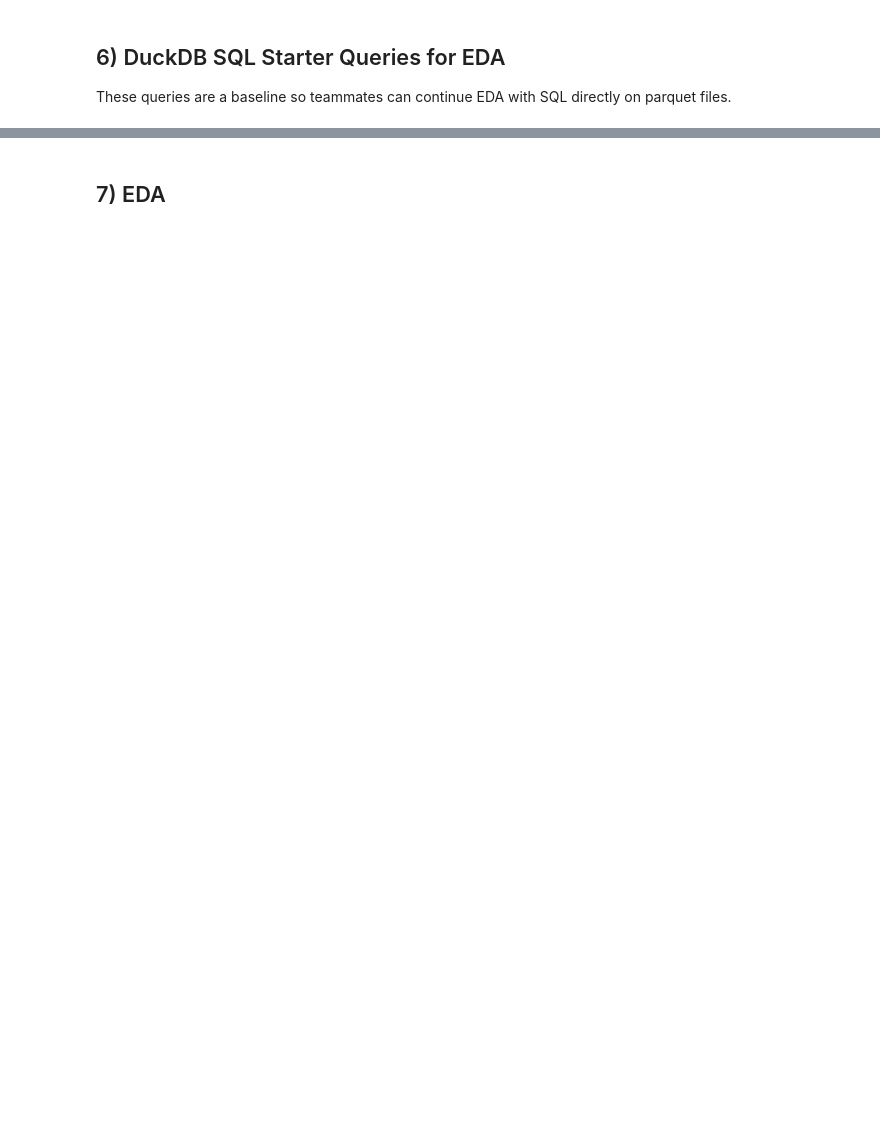
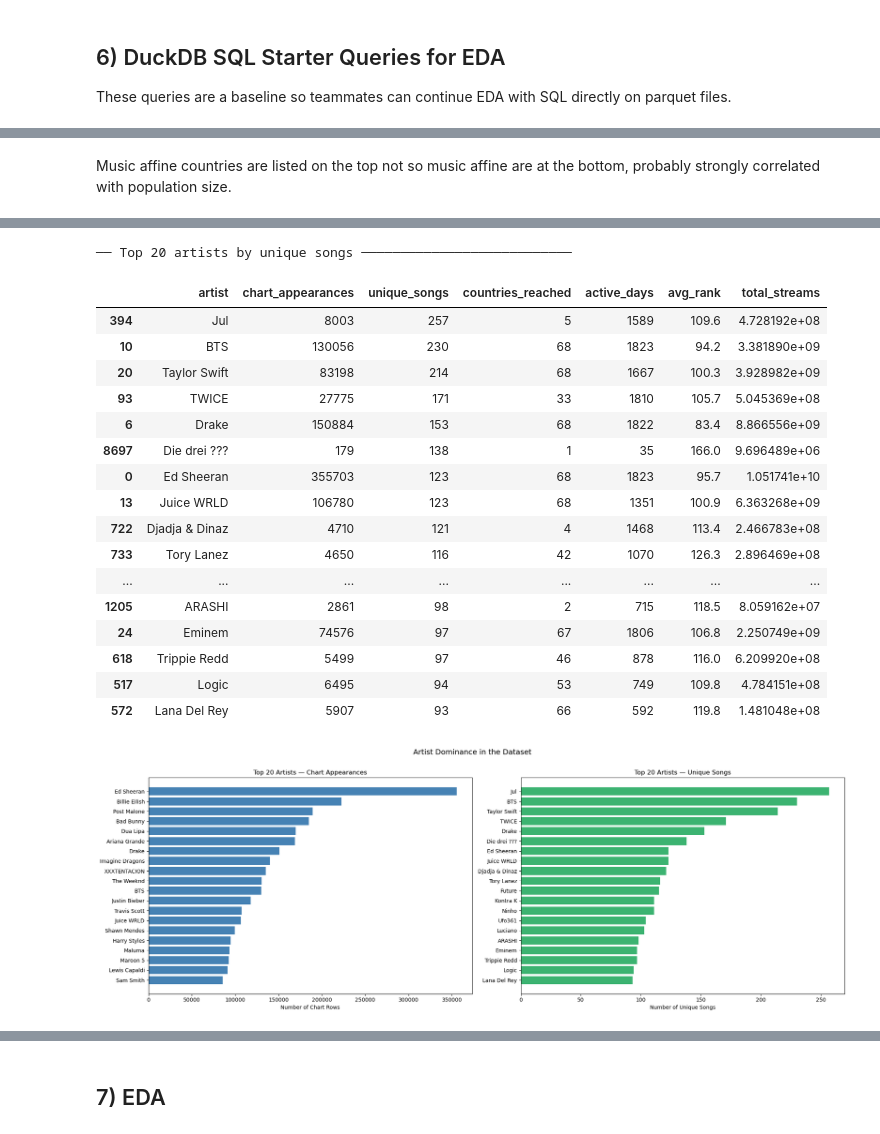
Before and after one commit to mchlkan/ML_Group_AB, a Jupyter notebook: Project_Information/Team_EDA_Baseline_FullData.ipynb, the cells around one changed output, grey strips where cells are left out. Cells and saved outputs as stored; diff of their text form; code cells hidden in the pictures; blank space fills up the shorter version.

```diff
--- a/Project_Information/Team_EDA_Baseline_FullData.ipynb
+++ b/Project_Information/Team_EDA_Baseline_FullData.ipynb
@@ -297,0 +838,55 @@ These queries are a baseline so teammates can continue EDA with SQL directly on
+# %% [markdown]
+Music affine countries are listed on the top not so music affine are at the bottom, probably strongly correlated with population size.
+# %%
+# ══════════════════════════════════════════════════════════════════════════════
+# ARTIST EDA — Extensive Exploratory Analysis
+# ══════════════════════════════════════════════════════════════════════════════
+
+# ── 1. TOP ARTISTS BY CHART APPEARANCES & UNIQUE SONGS ───────────────────────
+print("═" * 65)
+print("  1) BIGGEST ARTISTS IN THE DATA")
+print("═" * 65)
+
+top_artists_appearances = con.execute("""
+    SELECT
+        artist,
+        COUNT(*)                        AS chart_appearances,
+        COUNT(DISTINCT track_id)        AS unique_songs,
+        COUNT(DISTINCT region)          AS countries_reached,
+        COUNT(DISTINCT date)            AS active_days,
+        ROUND(AVG(TRY_CAST(rank AS DOUBLE)), 1)    AS avg_rank,
+        SUM(TRY_CAST(streams AS BIGINT))            AS total_streams
+    FROM spotify_full
+    WHERE streams IS NOT NULL
+      AND artist IS NOT NULL
+      AND track_id IS NOT NULL
+      AND LOWER(region) != 'global'
+    GROUP BY artist
+    ORDER BY chart_appearances DESC
+""").df()
+
+print(f"\n  Total unique artists: {len(top_artists_appearances):,}")
+print("\n── Top 20 artists by chart appearances ──────────────────────")
+display(top_artists_appearances.head(20))
+
+print("\n── Top 20 artists by unique songs ───────────────────────────")
+display(top_artists_appearances.sort_values("unique_songs", ascending=False).head(20))
+
+# ── Plot: Top 20 by appearances vs unique songs ───────────────────────────────
+top20_app  = top_artists_appearances.head(20)
+top20_songs = top_artists_appearances.sort_values("unique_songs", ascending=False).head(20)
+
+fig, axes = plt.subplots(1, 2, figsize=(20, 7))
+
+axes[0].barh(top20_app["artist"][::-1], top20_app["chart_appearances"][::-1], color="steelblue")
+axes[0].set_title("Top 20 Artists — Chart Appearances")
+axes[0].set_xlabel("Number of Chart Rows")
+
+axes[1].barh(top20_songs["artist"][::-1], top20_songs["unique_songs"][::-1], color="mediumseagreen")
+axes[1].set_title("Top 20 Artists — Unique Songs")
+axes[1].set_xlabel("Number of Unique Songs")
+
+plt.suptitle("Artist Dominance in the Dataset", y=1.01, fontsize=14)
+plt.tight_layout()
+plt.show()
+# %% [output]
@@ -297,0 +921,19 @@ These queries are a baseline so teammates can continue EDA with SQL directly on
+── Top 20 artists by unique songs ───────────────────────────
+|  | artist | chart_appearances | unique_songs | countries_reached | active_days | avg_rank | total_streams |
+| 394 | Jul | 8003 | 257 | 5 | 1589 | 109.6 | 4.728192e+08 |
+| 10 | BTS | 130056 | 230 | 68 | 1823 | 94.2 | 3.381890e+09 |
+| 20 | Taylor Swift | 83198 | 214 | 68 | 1667 | 100.3 | 3.928982e+09 |
+| 93 | TWICE | 27775 | 171 | 33 | 1810 | 105.7 | 5.045369e+08 |
+| 6 | Drake | 150884 | 153 | 68 | 1822 | 83.4 | 8.866556e+09 |
+| 8697 | Die drei ??? | 179 | 138 | 1 | 35 | 166.0 | 9.696489e+06 |
+| 0 | Ed Sheeran | 355703 | 123 | 68 | 1823 | 95.7 | 1.051741e+10 |
+| 13 | Juice WRLD | 106780 | 123 | 68 | 1351 | 100.9 | 6.363268e+09 |
+| 722 | Djadja & Dinaz | 4710 | 121 | 4 | 1468 | 113.4 | 2.466783e+08 |
+| 733 | Tory Lanez | 4650 | 116 | 42 | 1070 | 126.3 | 2.896469e+08 |
+| ... | ... | ... | ... | ... | ... | ... | ... |
+| 1205 | ARASHI | 2861 | 98 | 2 | 715 | 118.5 | 8.059162e+07 |
+| 24 | Eminem | 74576 | 97 | 67 | 1806 | 106.8 | 2.250749e+09 |
+| 618 | Trippie Redd | 5499 | 97 | 46 | 878 | 116.0 | 6.209920e+08 |
+| 517 | Logic | 6495 | 94 | 53 | 749 | 109.8 | 4.784151e+08 |
+| 572 | Lana Del Rey | 5907 | 93 | 66 | 592 | 119.8 | 1.481048e+08 |
+[figure, added]
```
Also changed, not shown: parts of 47 cells of this notebook.
